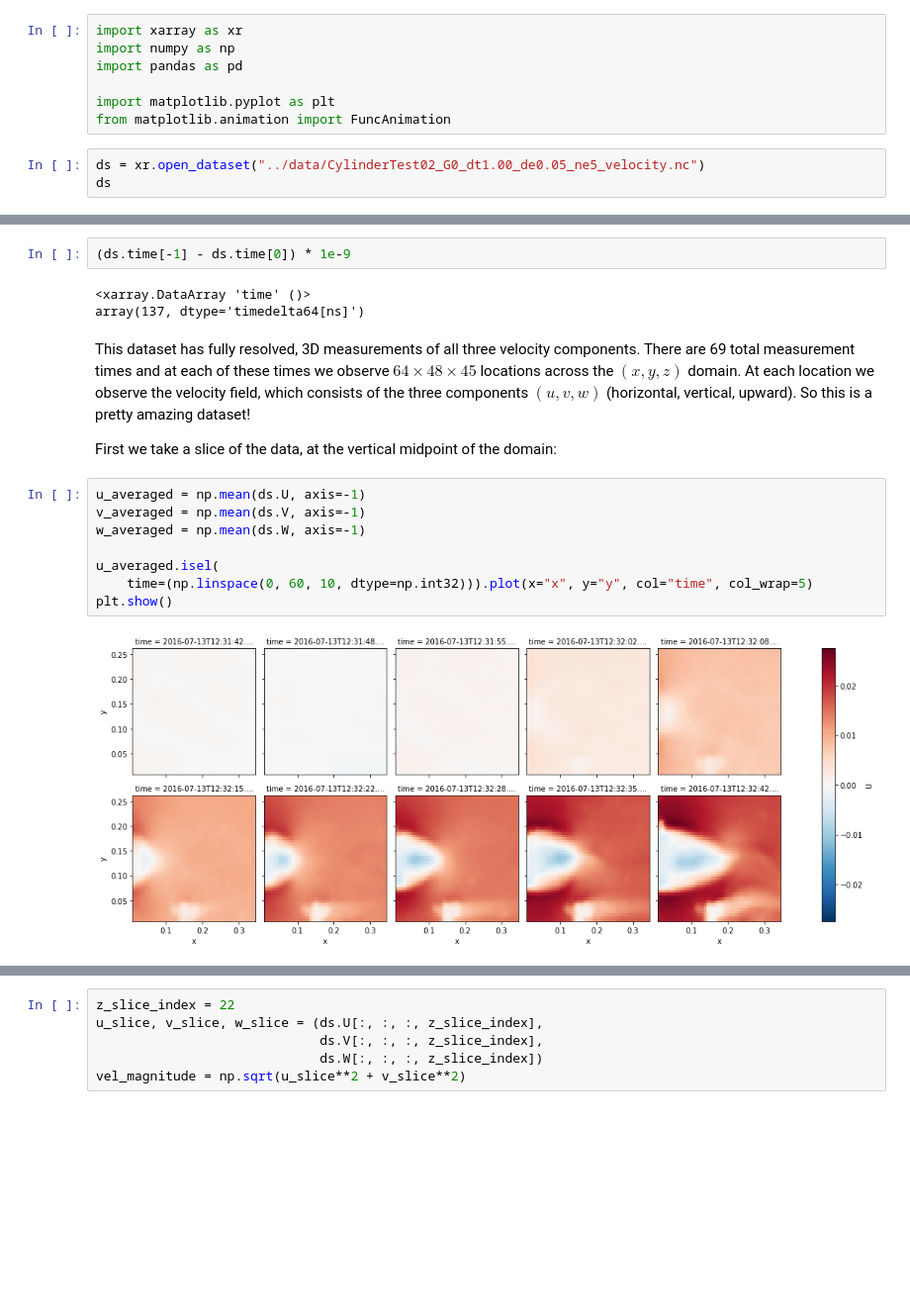
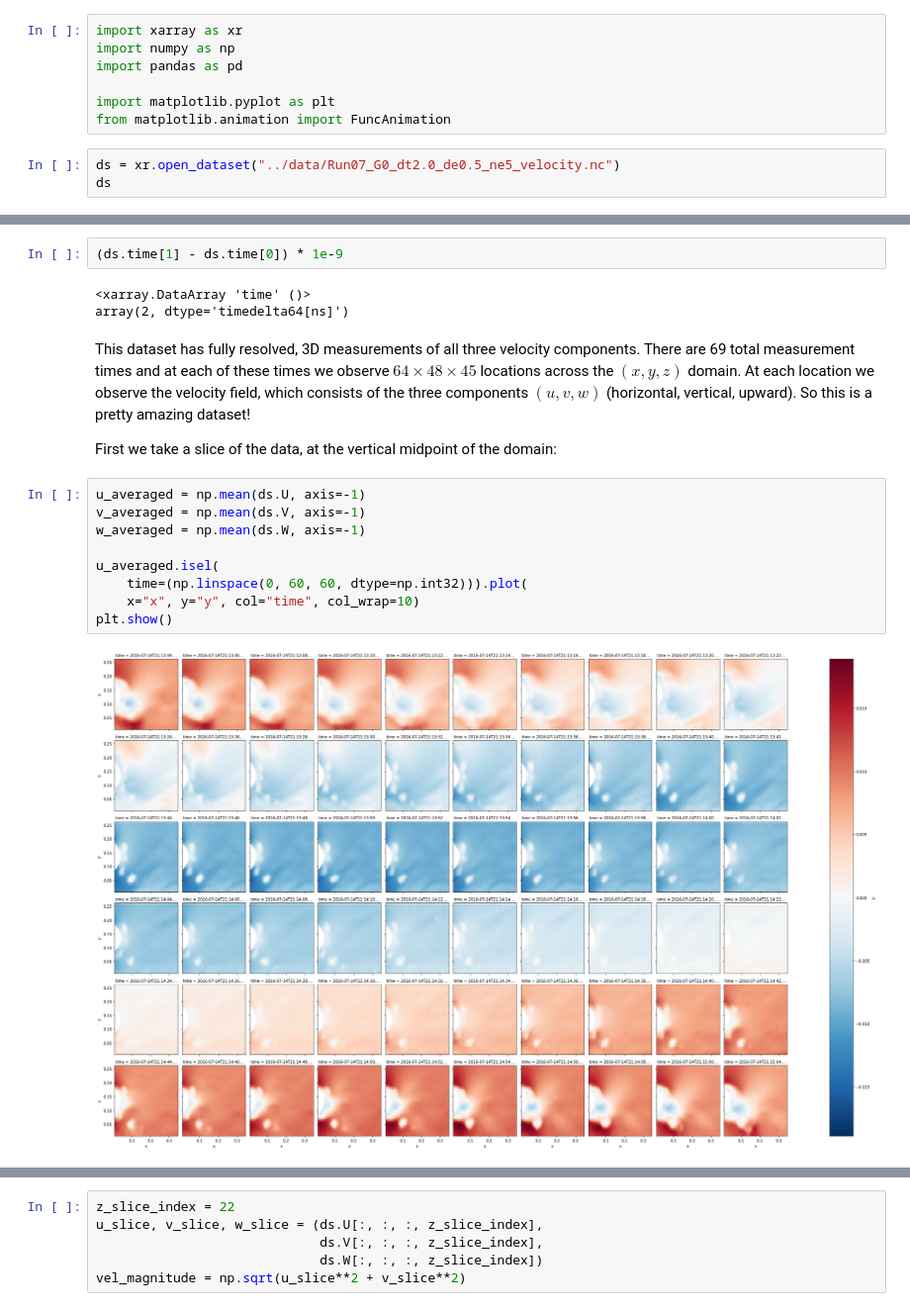
Before and after one commit to connor-duffin/sswfe, a Jupyter notebook: docs/dataset-small-tests.ipynb, the cells around one changed output, grey strips where cells are left out. Shown at 99% size. Drawn from its saved outputs; the diff is of its cells as text; blank space fills up the shorter version.

Commit message:
Playing around w/data: notebooks

```diff
--- a/docs/dataset-small-tests.ipynb
+++ b/docs/dataset-small-tests.ipynb
@@ -12,7 +12,7 @@ import pandas as pd
 import matplotlib.pyplot as plt
 from matplotlib.animation import FuncAnimation
 # %%
-ds = xr.open_dataset("../data/CylinderTest02_G0_dt1.00_de0.05_ne5_velocity.nc")
+ds = xr.open_dataset("../data/Run07_G0_dt2.0_de0.5_ne5_velocity.nc")
 ds
 # %% [output]
 <xarray.Dataset>
@@ -34,9 +34,9 @@ Attributes: (12/24)
     license:                 https://creativecommons.org/licenses/by/4.0/lega...
 # %%
-(ds.time[-1] - ds.time[0]) * 1e-9
+(ds.time[1] - ds.time[0]) * 1e-9
 # %% [output]
 <xarray.DataArray 'time' ()>
-array(137, dtype='timedelta64[ns]')
+array(2, dtype='timedelta64[ns]')
 # %% [markdown]
 This dataset has fully resolved, 3D measurements of all three velocity components. There are 69 total measurement times and at each of these times we observe $64 \times 48 \times 45$ locations across the $(x, y, z)$ domain. At each location we observe the velocity field, which consists of the three components $(u, v, w)$ (horizontal, vertical, upward). So this is a pretty amazing dataset!
 
@@ -44,11 +44,12 @@ First we take a slice of the data, at the vertical midpoint of the domain:
 # %%
 u_averaged = np.mean(ds.U, axis=-1)
 v_averaged = np.mean(ds.V, axis=-1)
 w_averaged = np.mean(ds.W, axis=-1)
 
 u_averaged.isel(
-    time=(np.linspace(0, 60, 10, dtype=np.int32))).plot(x="x", y="y", col="time", col_wrap=5)
+    time=(np.linspace(0, 60, 60, dtype=np.int32))).plot(
+    x="x", y="y", col="time", col_wrap=10)
 plt.show()
 # %% [output]
-[figure, old version]
+[figure, new version]
 # %%
```
Also changed, not shown: parts of 8 cells of this notebook, 1 other file.
